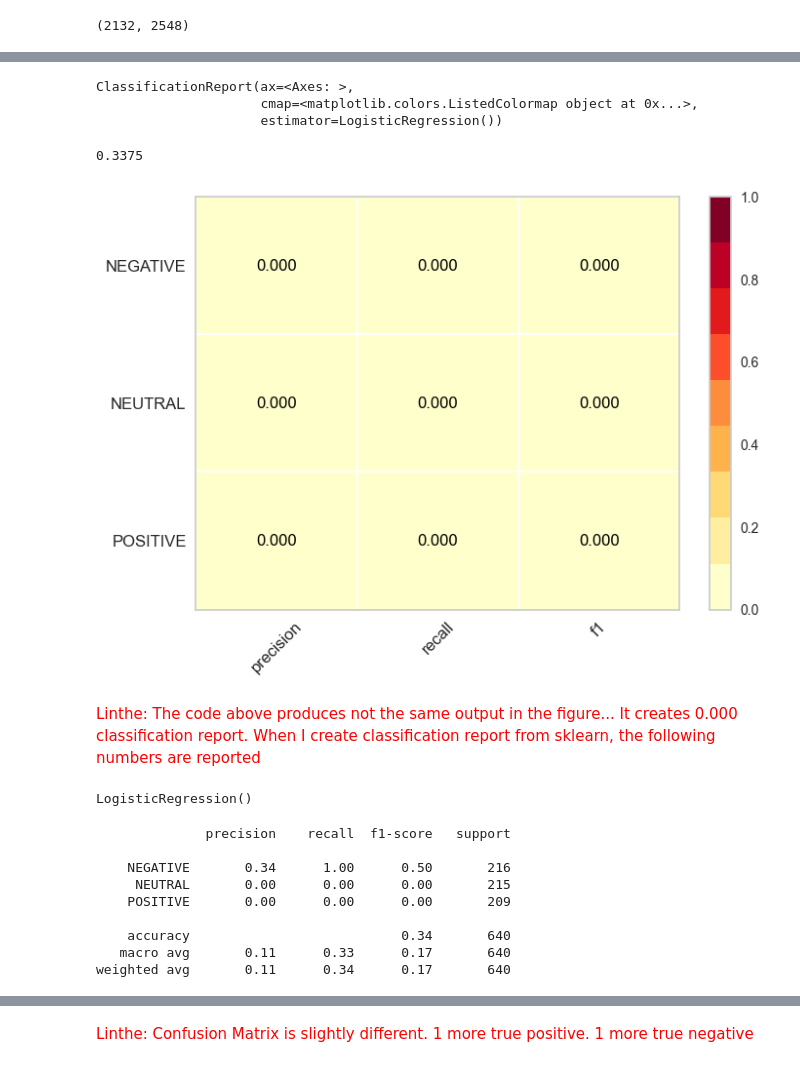
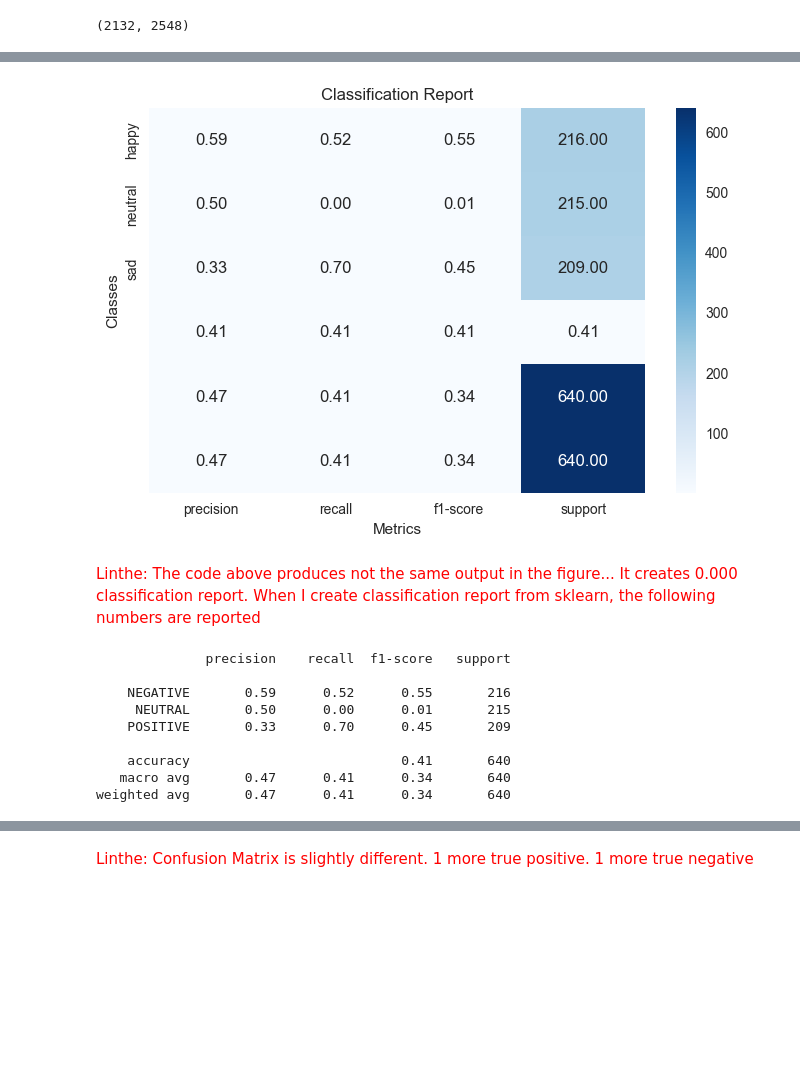
Before and after one commit to Linthevanrooij/FAIP, a Jupyter notebook: Final_project/EEG-Emotion-Classification-Machine-Learning-Models/Workfile EEG Emotion Classification Machine Learning Models.ipynb, the cells around one changed output, grey strips where cells are left out. Cells and saved outputs as stored; diff of their text form; code cells hidden in the pictures; blank space fills up the shorter version.

```diff
--- a/Final_project/EEG-Emotion-Classification-Machine-Learning-Models/Workfile EEG Emotion Classification Machine Learning Models.ipynb
+++ b/Final_project/EEG-Emotion-Classification-Machine-Learning-Models/Workfile EEG Emotion Classification Machine Learning Models.ipynb
@@ -33,5 +34,5 @@ C:\Users\linth\PycharmProjects\FAIP
 # %%
-brainwave_df = pd.read_csv('FAIP/Final_project/data/emotions.csv')
+brainwave_df = pd.read_csv('data/emotions.csv')
 # %%
 brainwave_df.head()
 # %% [output]
@@ -170,17 +187,27 @@ X_train, X_test, y_train, y_test = train_test_split(X, y, test_size=0.30, random
 # %%
 from yellowbrick.classifier import ClassificationReport
 from sklearn.linear_model import LogisticRegression
+from sklearn.metrics import classification_report
 
-viz = ClassificationReport(LogisticRegression())
+viz = LogisticRegression()
 viz.fit(X_train, y_train)
-viz.score(X_test, y_test)
-# viz.show()
+report = classification_report(y_test,viz.predict(X_test),output_dict=True)
+
+report_plot = pd.DataFrame(report).transpose()
+report_plot
+
+# # Plotting
+plt.figure(figsize=(8, 5))
+sns.heatmap(report_plot, annot=True, fmt=".2f", cmap='Blues', yticklabels=['happy','neutral','sad'])
+plt.title('Classification Report')
+plt.ylabel('Classes')
+plt.xlabel('Metrics')
+plt.show()
+
+#viz.score(X_test, y_test)
+#viz.show()
 # %% [output]
-ClassificationReport(ax=<Axes: >,
-                     cmap=<matplotlib.colors.ListedColormap object at 0x...>,
-                     estimator=LogisticRegression())
-0.3375
-[figure, old version]
+[figure, new version]
 # %% [markdown]
 <span style="color: red;"> Linthe: The code above produces not the same output in the figure... It creates 0.000 classification report. When I create classification report from sklearn, the following numbers are reported</span>
 # %%
@@ -192,16 +219,15 @@ model.fit(X_train, y_train)
 y_pred = model.predict(X_test)
 print(classification_report(y_test, y_pred))
 # %% [output]
-LogisticRegression()
+              precision    recall  f1-score   support
+
+    NEGATIVE       0.59      0.52      0.55       216
+     NEUTRAL       0.50      0.00      0.01       215
+    POSITIVE       0.33      0.70      0.45       209
+
+    accuracy                           0.41       640
+   macro avg       0.47      0.41      0.34       640
+weighted avg       0.47      0.41      0.34       640
-              precision    recall  f1-score   support
-
-    NEGATIVE       0.34      1.00      0.50       216
-     NEUTRAL       0.00      0.00      0.00       215
-    POSITIVE       0.00      0.00      0.00       209
-
-    accuracy                           0.34       640
-   macro avg       0.11      0.33      0.17       640
-weighted avg       0.11      0.34      0.17       640
 # %%
 from sklearn.datasets import load_iris
 from sklearn.model_selection import train_test_split as tts
```
Also changed, not shown: parts of 16 cells of this notebook, 8 other files.
